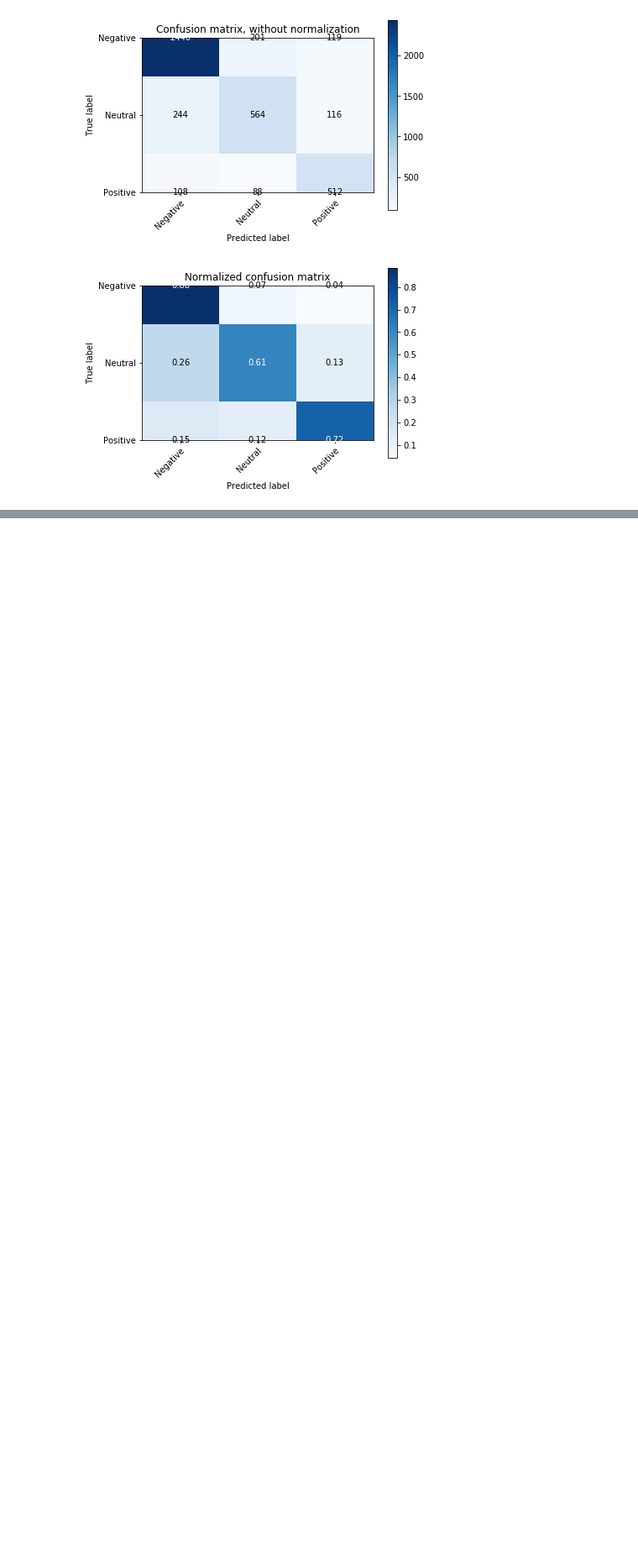
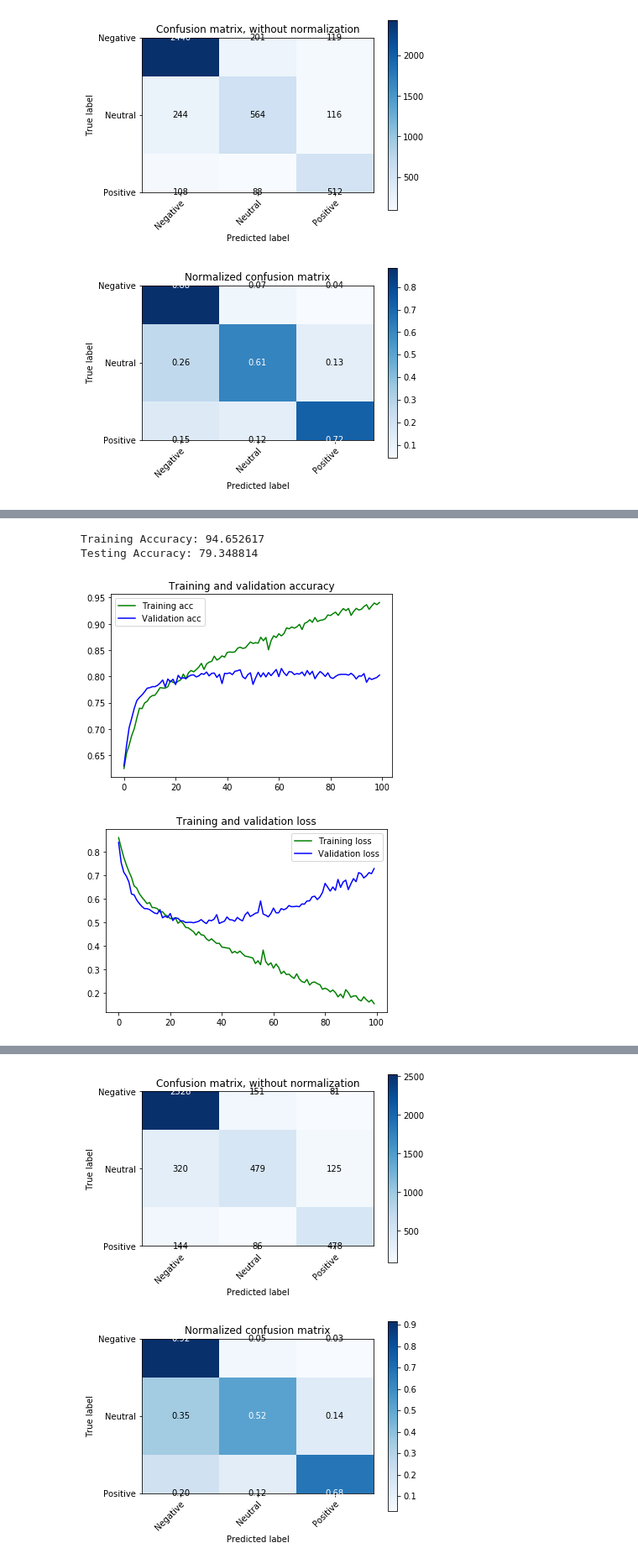
Before and after one commit to aditis2390/Twitter_Sentiment_Analysis, a Jupyter notebook: Classification_Twitter_Sentiment_Analysis.ipynb, the cells around one changed output, grey strips where cells are left out. Shown at 84% size. Saved outputs shown, nothing was run; the diff lists cells and outputs as text; code cells hidden in the pictures; blank space fills up the shorter version.

```diff
--- a/Classification_Twitter_Sentiment_Analysis.ipynb
+++ b/Classification_Twitter_Sentiment_Analysis.ipynb
@@ -536,0 +651,13 @@ Normalized confusion matrix
+# %%
+mod4 = Sequential()
+mod4.add(embedding_layer)
+mod4.add(GRU(256,
+               dropout = 0.2,
+               recurrent_dropout = 0.5,
+                 return_sequences = True))
+mod4.add(GRU(128,
+                dropout = 0.2,
+                recurrent_dropout = 0.5))
+mod4.add(Dense(3, activation='softmax'))
+mod4.compile(optimizer='adam', loss='categorical_crossentropy', metrics=['acc'])
+mod4.summary()
@@ -536,0 +681,64 @@ Normalized confusion matrix
+# %%
+# use less epochs as we observe overfitting post that point in above models
+
+model_4 = mod4.fit(X_train, y_train,
+                    validation_split = 0.2,
+                    epochs=100, verbose=0, batch_size=256)
+# %%
+# Insample & OOS model performance
+loss, accuracy = mod4.evaluate(X_train, y_train, verbose=0)
+print('Training Accuracy: %f' % (accuracy*100))
+loss, accuracy = mod4.evaluate(X_test, y_test, verbose=0)
+print('Testing Accuracy: %f' % (accuracy*100))
+
+# Plot train/test loss and accuracy
+acc = model_4.history['acc']
+val_acc = model_4.history['val_acc']
+loss = model_4.history['loss']
+val_loss = model_4.history['val_loss']
+
+epochs = range(len(acc))
+
+plt.plot(epochs, acc, 'g', label='Training acc')
+plt.plot(epochs, val_acc, 'b', label='Validation acc')
+plt.title('Training and validation accuracy')
+plt.legend()
+
+plt.figure()
+
+plt.plot(epochs, loss, 'g', label='Training loss')
+plt.plot(epochs, val_loss, 'b', label='Validation loss')
+plt.title('Training and validation loss')
+plt.legend()
+
+plt.show()
+
+# Get predicted values
+y_pred = mod4.predict(X_test)
+# Create empty numpy array to match length of training observations
+y_pred_array = np.zeros(X_test.shape[0])
+
+# Find class with highest probability
+for i in range(0, y_pred.shape[0]):
+    label_predict = np.argmax(y_pred[i]) # column with max probability
+    y_pred_array[i] = label_predict
+
+# convert to integers
+y_pred_array = y_pred_array.astype(int)
+
+np.set_printoptions(precision=2)
+
+# Plot non-normalized confusion matrix
+plot_confusion_matrix(y_test_array, y_pred_array, classes=class_names,
+                      title='Confusion matrix, without normalization')
+
+# Plot normalized confusion matrix
+plot_confusion_matrix(y_test_array, y_pred_array, classes=class_names, normalize=True,
+                      title='Normalized confusion matrix')
+
+plt.show()
+# %% [output]
+Training Accuracy: 94.652617
+Testing Accuracy: 79.348814
+[figure, added]
+[figure, added]
@@ -536,0 +753,2 @@ Normalized confusion matrix
+[figure, added]
+[figure, added]
```
Also changed, not shown: parts of 12 cells of this notebook.
